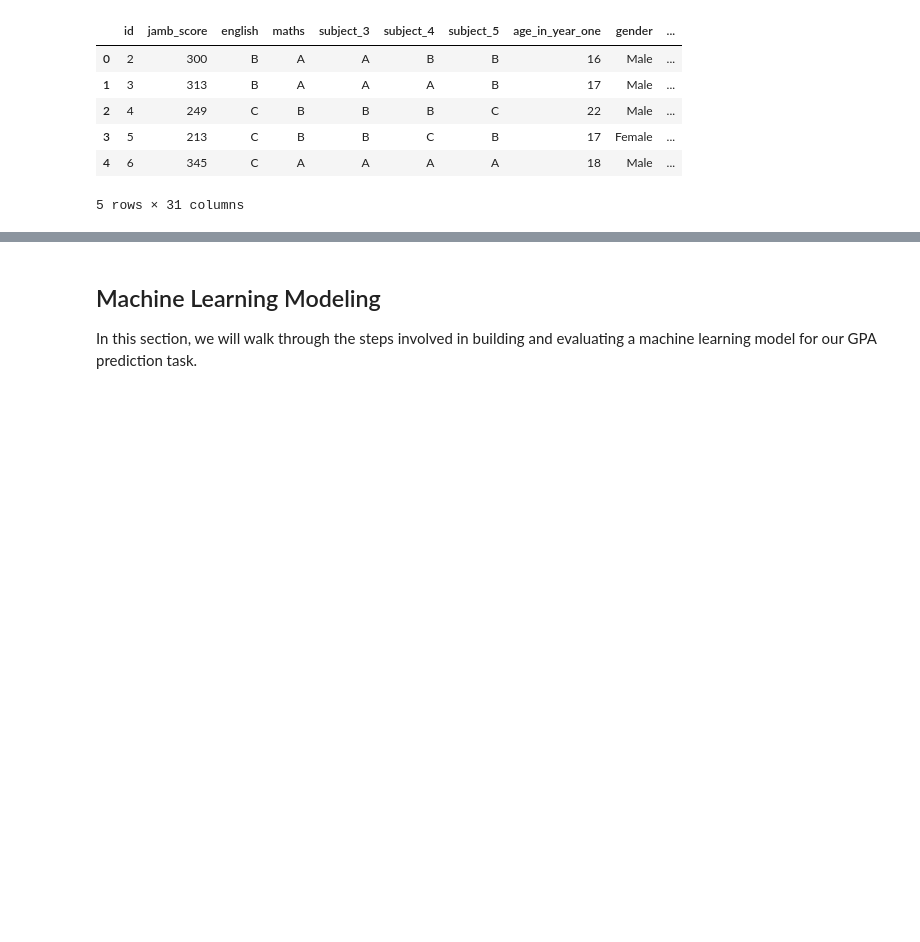
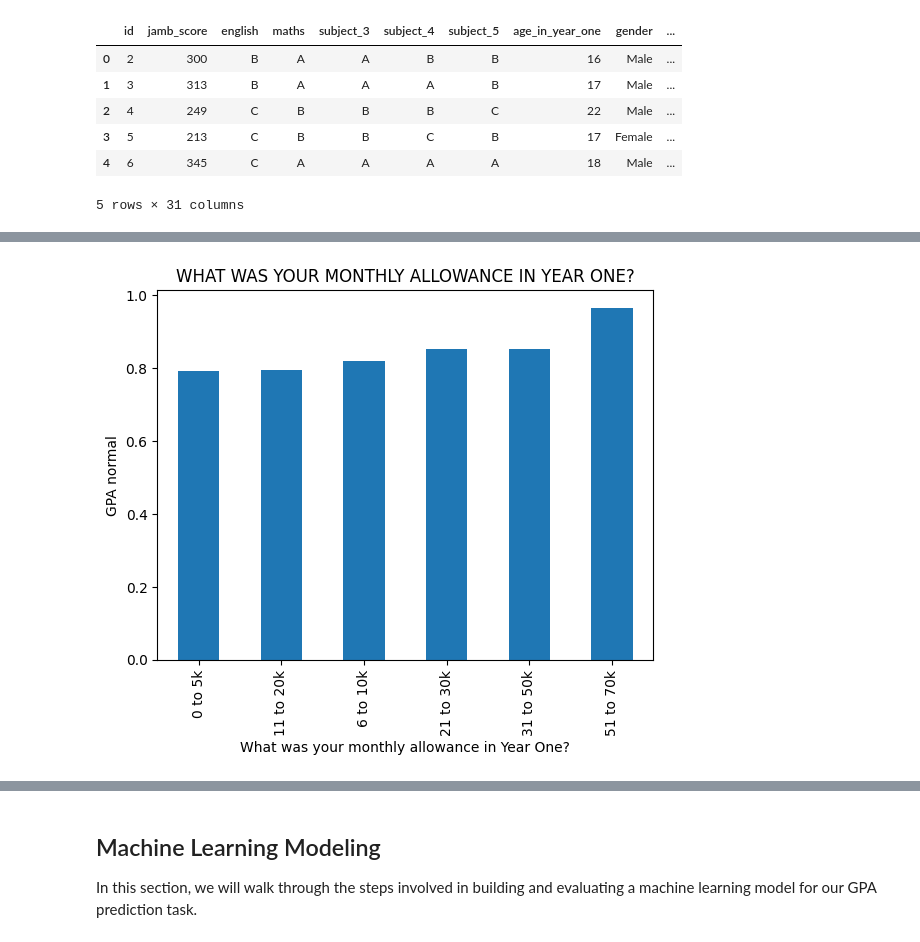
Before and after one commit to mlsanigeria/AI-Hacktober-MLSA, a Jupyter notebook: Project_3/GPA_Prediction_awojidetola/GPA_Prediction.ipynb, the cells around one changed output, grey strips where cells are left out. Cells and saved outputs as stored; diff of their text form; code cells hidden in the pictures; blank space fills up the shorter version.

```diff
--- a/Project_3/GPA_Prediction_awojidetola/GPA_Prediction.ipynb
+++ b/Project_3/GPA_Prediction_awojidetola/GPA_Prediction.ipynb
@@ -173,3 +210,18 @@ gpa_data['GPA_normal'] = gpa_data['cgpa_year_one'] / gpa_data['grading_system']
+# %%
+gpa_data.columns
+
+def bivariate_analysis(col):
+    '''
+    Simple Bar plot for bivariate analysis with the targest variable
+    '''
+    gpa_data.groupby(col)['GPA_normal'].mean().sort_values().plot(kind='bar')
+    plt.title(col.upper())
+    plt.ylabel("GPA normal")
+    plt.show()
+
+bivariate_analysis('What was your monthly allowance in Year One?')
+# %% [output]
+[figure, added]
 # %%
 # Ordinal encoding map
 ordinal_encoding_map = {'A': 5, 'B': 4, 'C': 3, 'D': 2, 'E': 1, 'F': 0}
```
Also changed, not shown: parts of 19 cells of this notebook.
